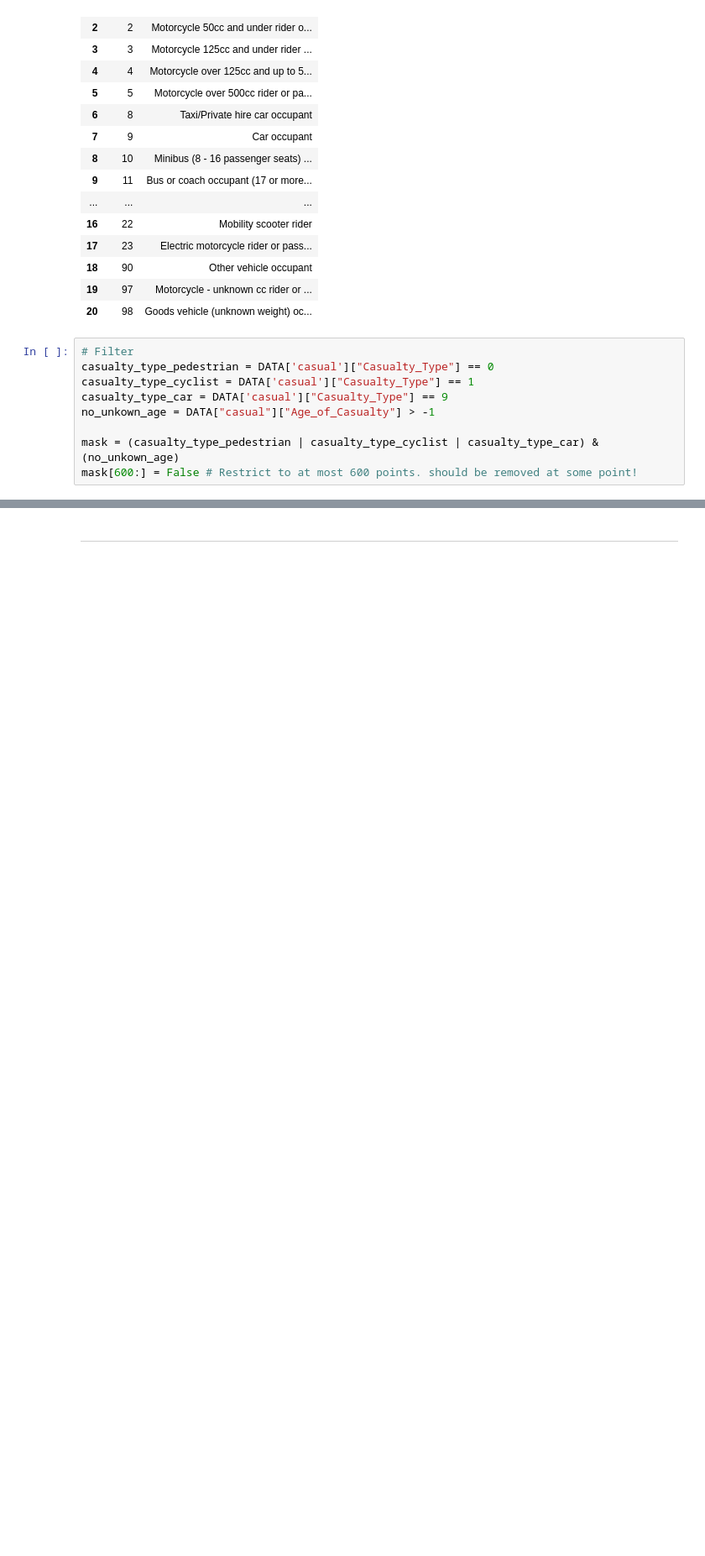
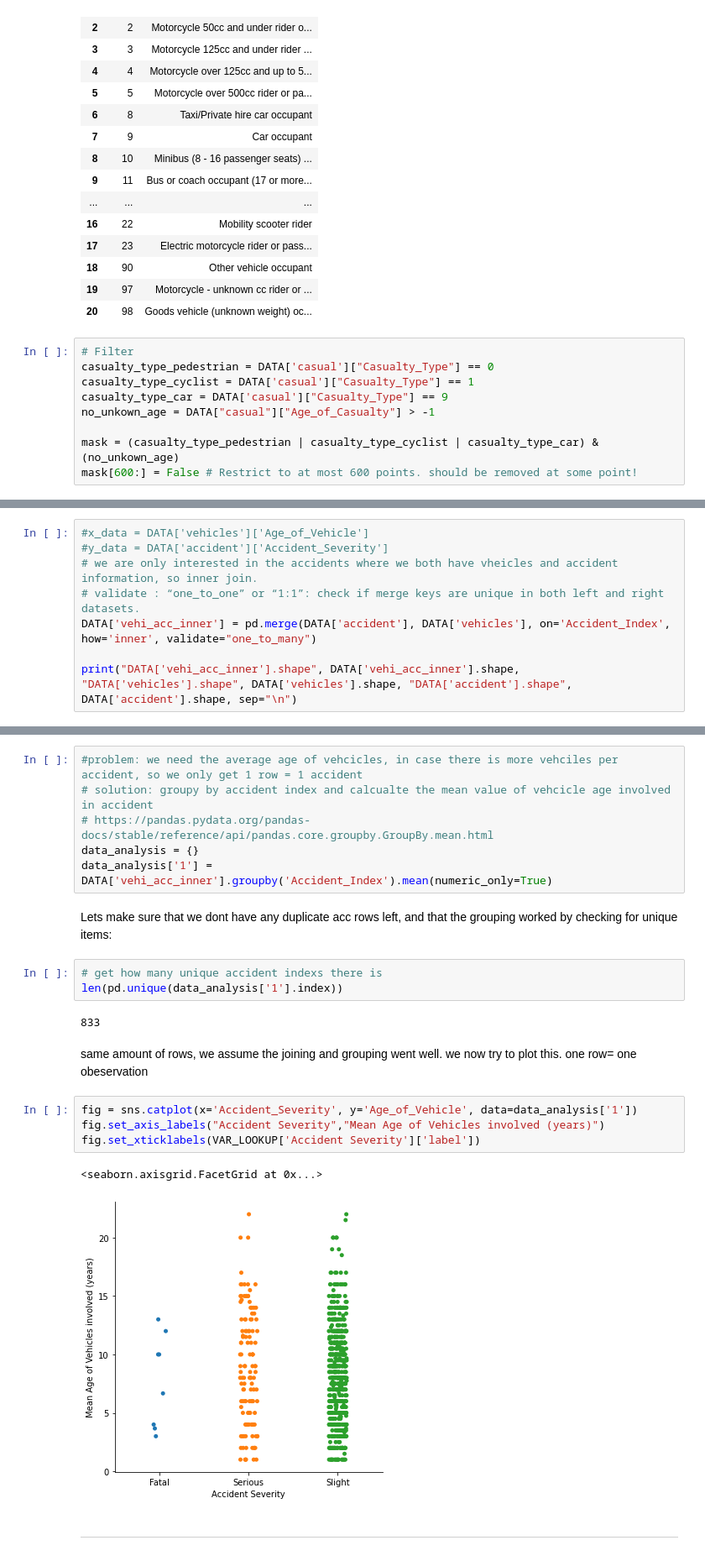
Before and after one commit to mszell/fyp2021p01lectures, a Jupyter notebook: notebooks/fyp2021p01lectures_draft.ipynb, the cells around one changed output, grey strips where cells are left out. Shown at 84% size. Saved outputs shown, nothing was run; the diff lists cells and outputs as text; blank space fills up the shorter version.

```diff
--- a/notebooks/fyp2021p01lectures_draft.ipynb
+++ b/notebooks/fyp2021p01lectures_draft.ipynb
@@ -577,0 +628,8 @@ con_cat_data
+# %%
+#x_data = DATA['vehicles']['Age_of_Vehicle']
+#y_data = DATA['accident']['Accident_Severity']
+# we are only interested in the accidents where we both have vheicles and accident information, so inner join.
+# validate : “one_to_one” or “1:1”: check if merge keys are unique in both left and right datasets.
+DATA['vehi_acc_inner'] = pd.merge(DATA['accident'], DATA['vehicles'], on='Accident_Index', how='inner', validate="one_to_many")
+
+print("DATA['vehi_acc_inner'].shape", DATA['vehi_acc_inner'].shape, "DATA['vehicles'].shape", DATA['vehicles'].shape, "DATA['accident'].shape", DATA['accident'].shape, sep="\n")
@@ -578,3 +643,26 @@ con_cat_data
+# %%
+#problem: we need the average age of vehcicles, in case there is more vehciles per accident, so we only get 1 row = 1 accident
+# solution: groupy by accident index and calcualte the mean value of vehcicle age involved in accident
+# https://pandas.pydata.org/pandas-docs/stable/reference/api/pandas.core.groupby.GroupBy.mean.html
+data_analysis = {}
+data_analysis['1'] = DATA['vehi_acc_inner'].groupby('Accident_Index').mean(numeric_only=True)
+# %% [markdown]
+Lets make sure that we dont have any duplicate acc rows left, and that the grouping worked by checking for unique items:
+# %%
+# get how many unique accident indexs there is
+len(pd.unique(data_analysis['1'].index))
+# %% [output]
+833
+# %% [markdown]
+same amount of rows, we assume the joining and grouping went well. we now try to plot this.
+one row= one obeservation
+# %%
+fig = sns.catplot(x='Accident_Severity', y='Age_of_Vehicle', data=data_analysis['1'])
+fig.set_axis_labels("Accident Severity","Mean Age of Vehicles involved (years)")
+fig.set_xticklabels(VAR_LOOKUP['Accident Severity']['label'])
+# %% [output]
+<seaborn.axisgrid.FacetGrid at 0x...>
+[figure, added]
 # %% [markdown]
 <hr>
 # %% [markdown]
```
Also changed, not shown: parts of 24 cells of this notebook, 1 other file.
